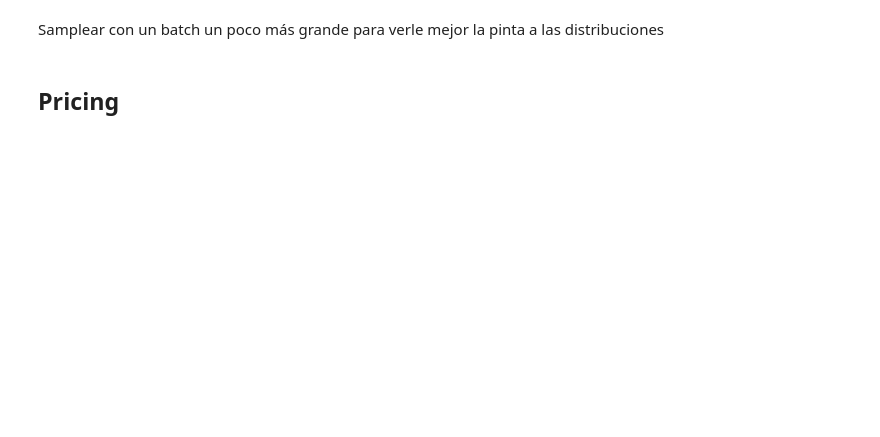
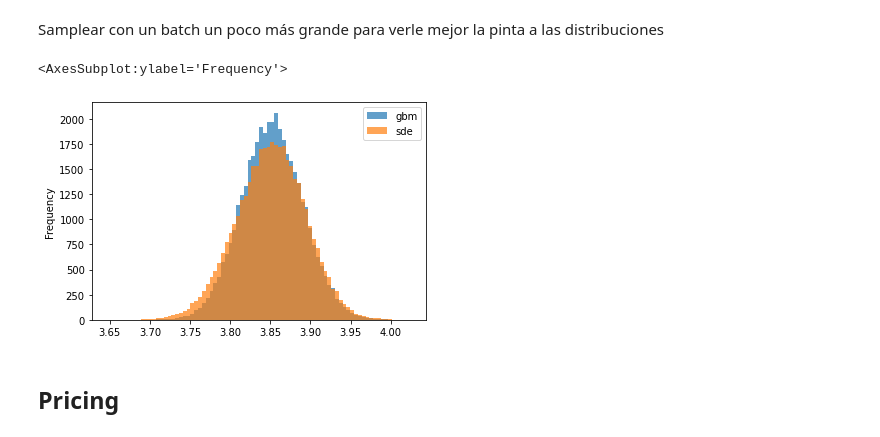
Before and after one commit to gflan/neural-pricing, a Jupyter notebook: ancufi/neural_options.ipynb, the cells around one changed output. Drawn from its saved outputs; the diff is of its cells as text; code cells hidden in the pictures; blank space fills up the shorter version.

```diff
--- a/ancufi/neural_options.ipynb
+++ b/ancufi/neural_options.ipynb
@@ -305,10 +307,13 @@ with torch.no_grad():
 # %%
 pd.DataFrame(
     {
         "gbm": sts,
         "sde": rts
     }
-).plot.hist(alpha=0.7, bins=50)
+).plot.hist(alpha=0.7, bins=80)
+# %% [output]
+<AxesSubplot:ylabel='Frequency'>
+[figure, added]
 # %% [markdown]
 ## Pricing
 # %%
```
Also changed, not shown: parts of 13 cells of this notebook, 4 other files.
